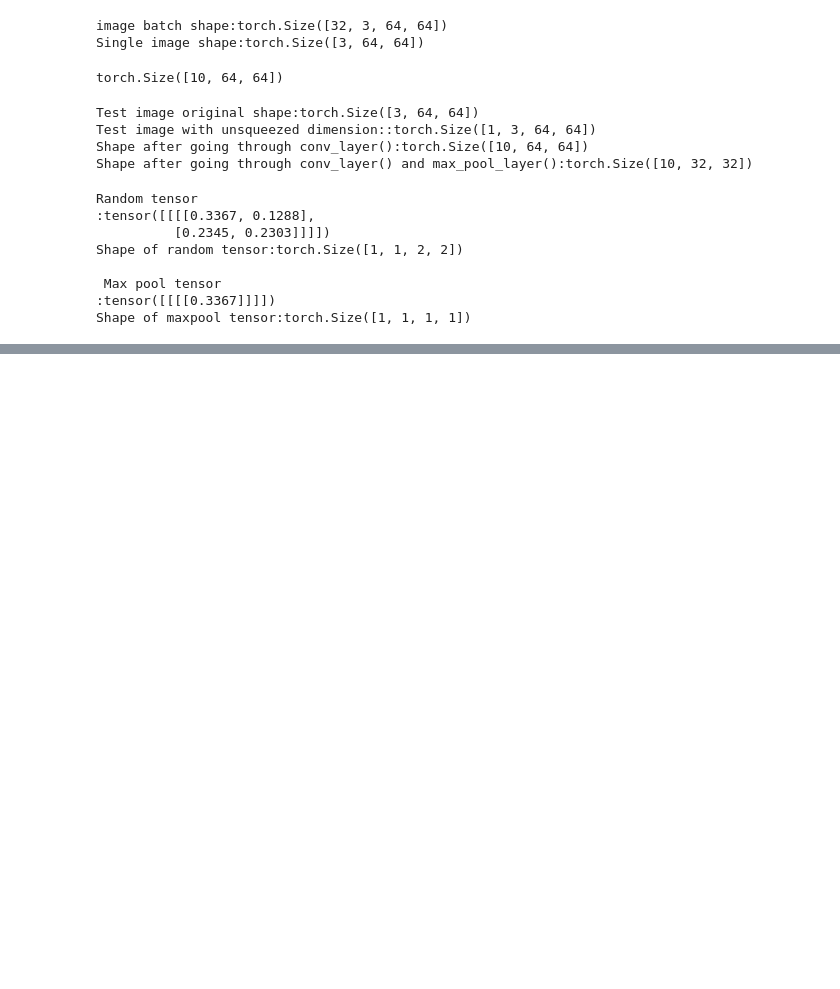
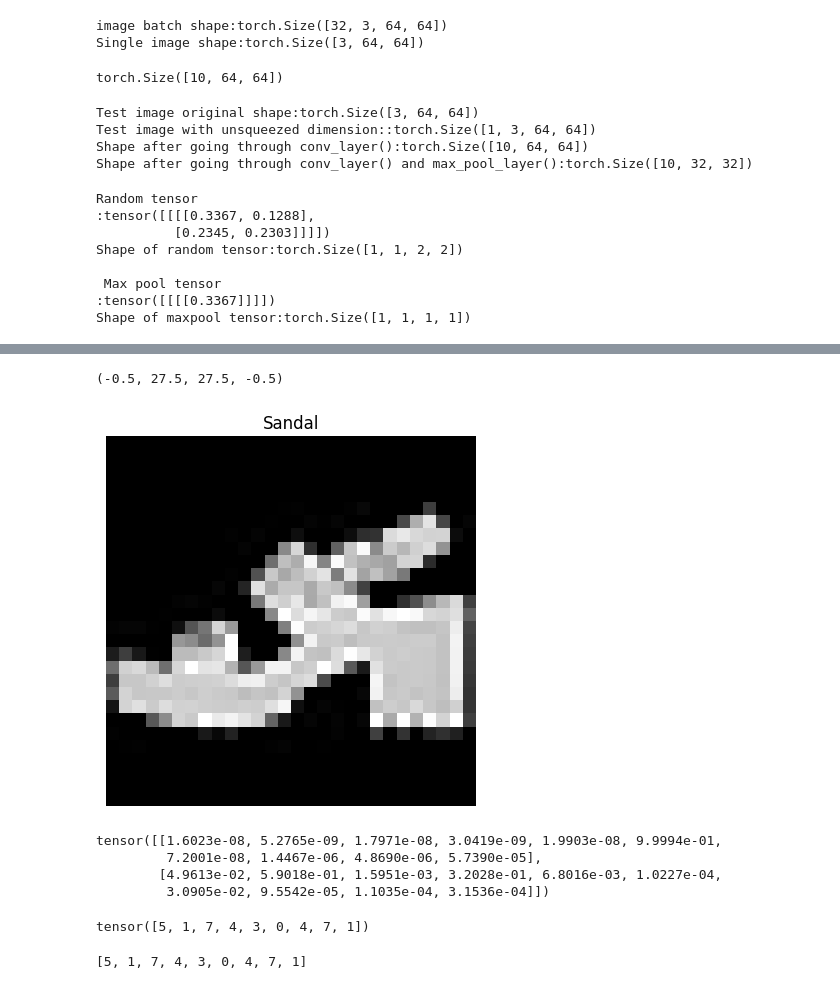
Before and after one commit to GirishHiremath/PyTorch, a Jupyter notebook: Computer_vision-PyTorch.ipynb, the cells around one changed output, grey strips where cells are left out. Saved outputs shown, nothing was run; the diff lists cells and outputs as text; code cells hidden in the pictures; blank space fills up the shorter version.

```diff
--- a/Computer_vision-PyTorch.ipynb
+++ b/Computer_vision-PyTorch.ipynb
@@ -753,0 +918,27 @@ Shape of maxpool tensor:torch.Size([1, 1, 1, 1])
+# %%
+plt.imshow(test_samples[0].squeeze(0),cmap="gray")
+plt.title(class_name[test_labels[0]])
+plt.axis(False)
+# %% [output]
+(-0.5, 27.5, 27.5, -0.5)
+[figure, added]
+# %%
+#Make predictions
+pred_probs=make_predictions(model=model_2,
+                            data=test_samples)
+#view first two prediction probabilities
+pred_probs[:2]
+# %% [output]
+tensor([[1.6023e-08, 5.2765e-09, 1.7971e-08, 3.0419e-09, 1.9903e-08, 9.9994e-01,
+         7.2001e-08, 1.4467e-06, 4.8690e-06, 5.7390e-05],
+        [4.9613e-02, 5.9018e-01, 1.5951e-03, 3.2028e-01, 6.8016e-03, 1.0227e-04,
+         3.0905e-02, 9.5542e-05, 1.1035e-04, 3.1536e-04]])
+# %%
+pred_classes=pred_probs.argmax(dim=1)
+pred_classes
+# %% [output]
+tensor([5, 1, 7, 4, 3, 0, 4, 7, 1])
+# %%
+test_labels
+# %% [output]
+[5, 1, 7, 4, 3, 0, 4, 7, 1]
```
Also changed, not shown: parts of 30 cells of this notebook, 1 other file.
